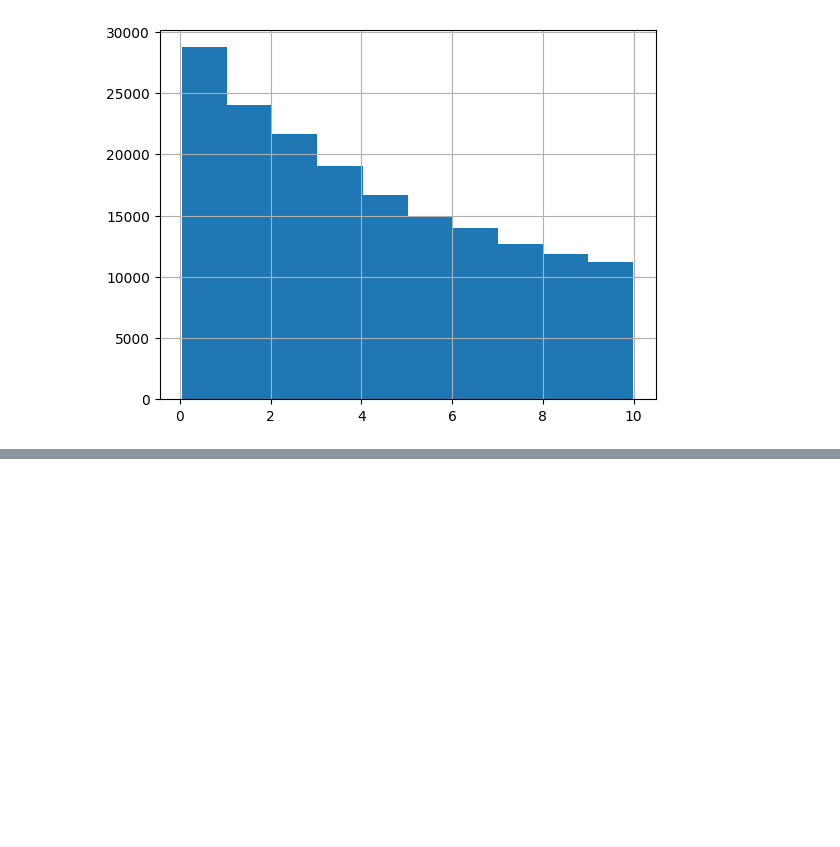
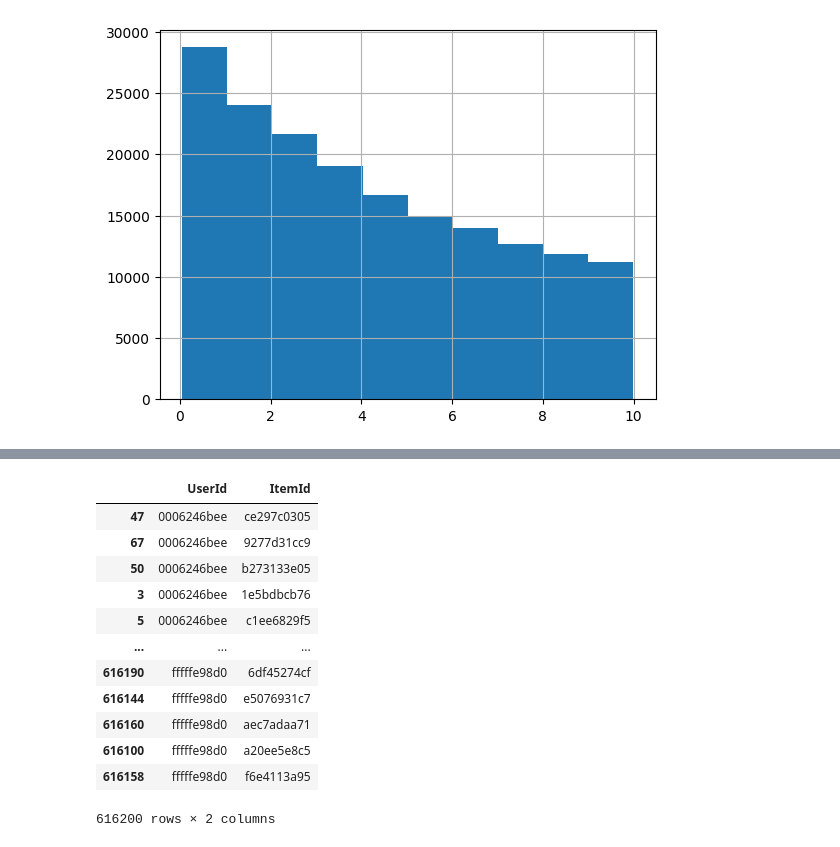
Before and after one commit to MatheusBorgesFaria/Rec-Sys-TP2, a Jupyter notebook: version_9.ipynb, the cells around one changed output, grey strips where cells are left out. Saved outputs shown, nothing was run; the diff lists cells and outputs as text; code cells hidden in the pictures; blank space fills up the shorter version.

```diff
--- a/version_9.ipynb
+++ b/version_9.ipynb
@@ -128,0 +129,16 @@ df.to_csv('alexperimento17.csv', index=False)
+# %%
+df
+# %% [output]
+|  | UserId | ItemId |
+| 47 | 0006246bee | ce297c0305 |
+| 67 | 0006246bee | 9277d31cc9 |
+| 50 | 0006246bee | b273133e05 |
+| 3 | 0006246bee | 1e5bdbcb76 |
+| 5 | 0006246bee | c1ee6829f5 |
+| ... | ... | ... |
+| 616190 | fffffe98d0 | 6df45274cf |
+| 616144 | fffffe98d0 | e5076931c7 |
+| 616160 | fffffe98d0 | aec7adaa71 |
+| 616100 | fffffe98d0 | a20ee5e8c5 |
+| 616158 | fffffe98d0 | f6e4113a95 |
+616200 rows × 2 columns
```
Also changed, not shown: parts of 8 cells of this notebook, 4 other files.
